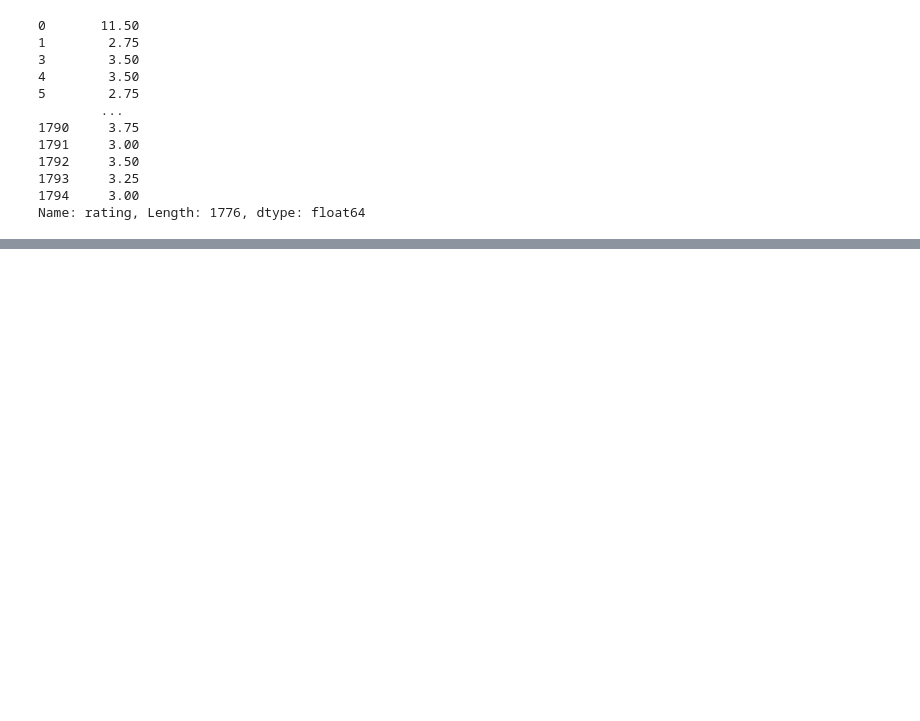
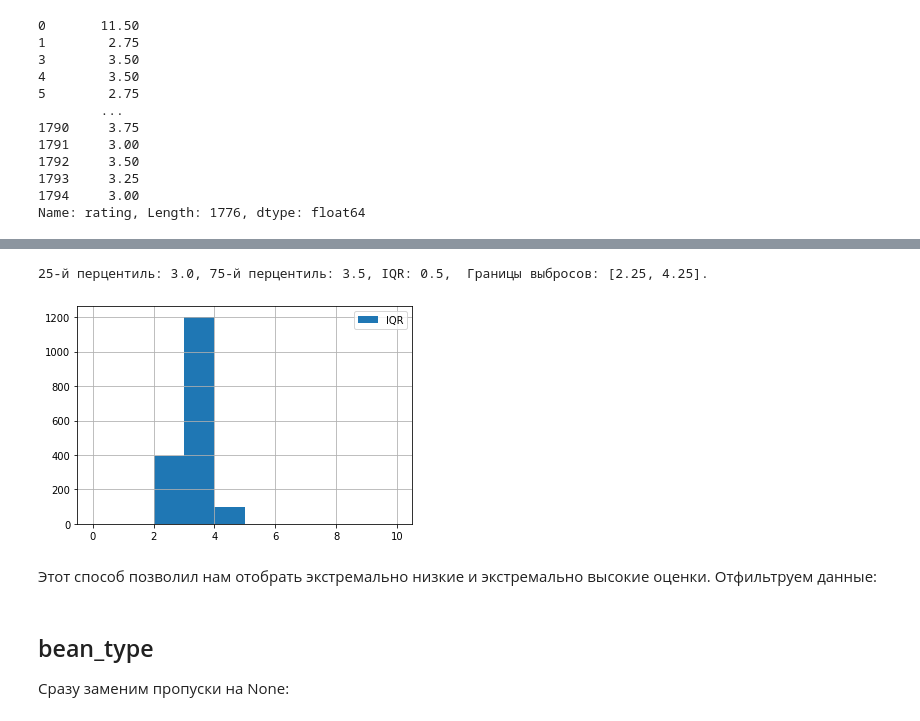
Before and after one commit to knartov/sf-git, a Jupyter notebook: module-2/tr_case.ipynb, the cells around one changed output, grey strips where cells are left out. Saved outputs shown, nothing was run; the diff lists cells and outputs as text; code cells hidden in the pictures; blank space fills up the shorter version.

```diff
--- a/module-2/tr_case.ipynb
+++ b/module-2/tr_case.ipynb
@@ -337,0 +361,15 @@ Name: rating, Length: 1776, dtype: float64
+# %%
+median = cacao.rating.median()
+IQR = cacao.rating.quantile(0.75) - cacao.rating.quantile(0.25)
+perc25 = cacao.rating.quantile(0.25)
+perc75 = cacao.rating.quantile(0.75)
+print('25-й перцентиль: {},'.format(perc25), '75-й перцентиль: {},'.format(perc75)
+      , "IQR: {}, ".format(IQR),"Границы выбросов: [{f}, {l}].".format(f=perc25 - 1.5*IQR, l=perc75 + 1.5*IQR))
+cacao.rating.loc[cacao.rating.between(perc25 - 1.5*IQR, perc75 + 1.5*IQR)].hist(bins = 10, range = (0, 10),
+                                                                                             label = 'IQR')
+plt.legend();
+# %% [output]
+25-й перцентиль: 3.0, 75-й перцентиль: 3.5, IQR: 0.5,  Границы выбросов: [2.25, 4.25].
+[figure, added]
+# %% [markdown]
+Этот способ позволил нам отобрать экстремально низкие и экстремально высокие оценки. Отфильтруем данные:
@@ -337,0 +378,4 @@ Name: rating, Length: 1776, dtype: float64
+# %% [markdown]
+## bean_type
+
+Сразу заменим пропуски на None:
```
Also changed, not shown: parts of 29 cells of this notebook.
